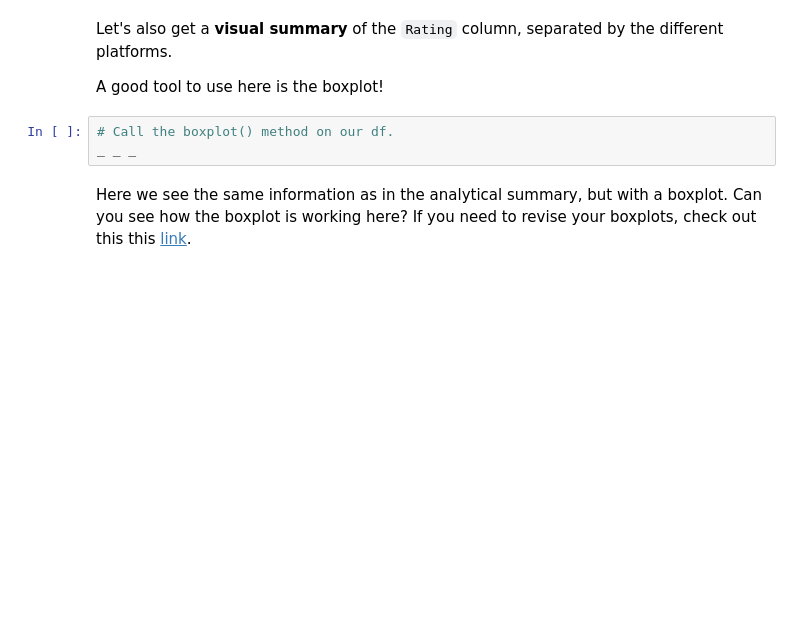
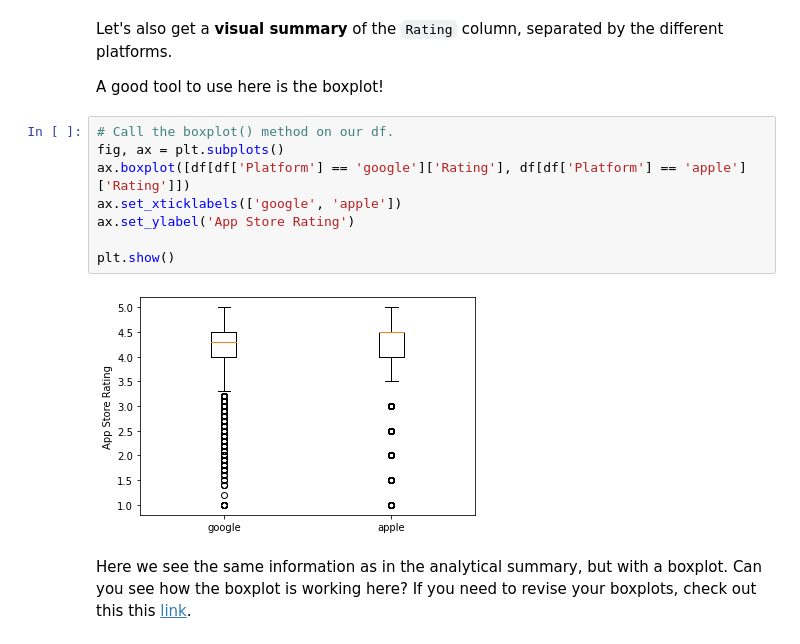
Before and after one commit to BrettlyCD/integrating-apps, a Jupyter notebook: Springboard Apps project - Tier 3 - Complete.ipynb, the cells around one changed output. Drawn from its saved outputs; the diff is of its cells as text; blank space fills up the shorter version.

Commit message:
Summarize visually with boxplot.

```diff
--- a/Springboard Apps project - Tier 3 - Complete.ipynb
+++ b/Springboard Apps project - Tier 3 - Complete.ipynb
@@ -403,9 +408,16 @@ If you want to look more deeply at the statistics behind this project, check out
 Let's also get a **visual summary** of the `Rating` column, separated by the different platforms.
 
 A good tool to use here is the boxplot!
-# %%
-# Call the boxplot() method on our df.
-_ _ _
+# %%
+# Call the boxplot() method on our df.
+fig, ax = plt.subplots()
+ax.boxplot([df[df['Platform'] == 'google']['Rating'], df[df['Platform'] == 'apple']['Rating']])
+ax.set_xticklabels(['google', 'apple'])
+ax.set_ylabel('App Store Rating')
+
+plt.show()
+# %% [output]
+[figure, added]
 # %% [markdown]
 Here we see the same information as in the analytical summary, but with a boxplot. Can you see how the boxplot is working here? If you need to revise your boxplots, check out this this [link](https://www.kaggle.com/ramamet4/app-store-apple-data-set-10k-apps).
 # %% [markdown]
```
Also changed, not shown: parts of 1 cell of this notebook.
